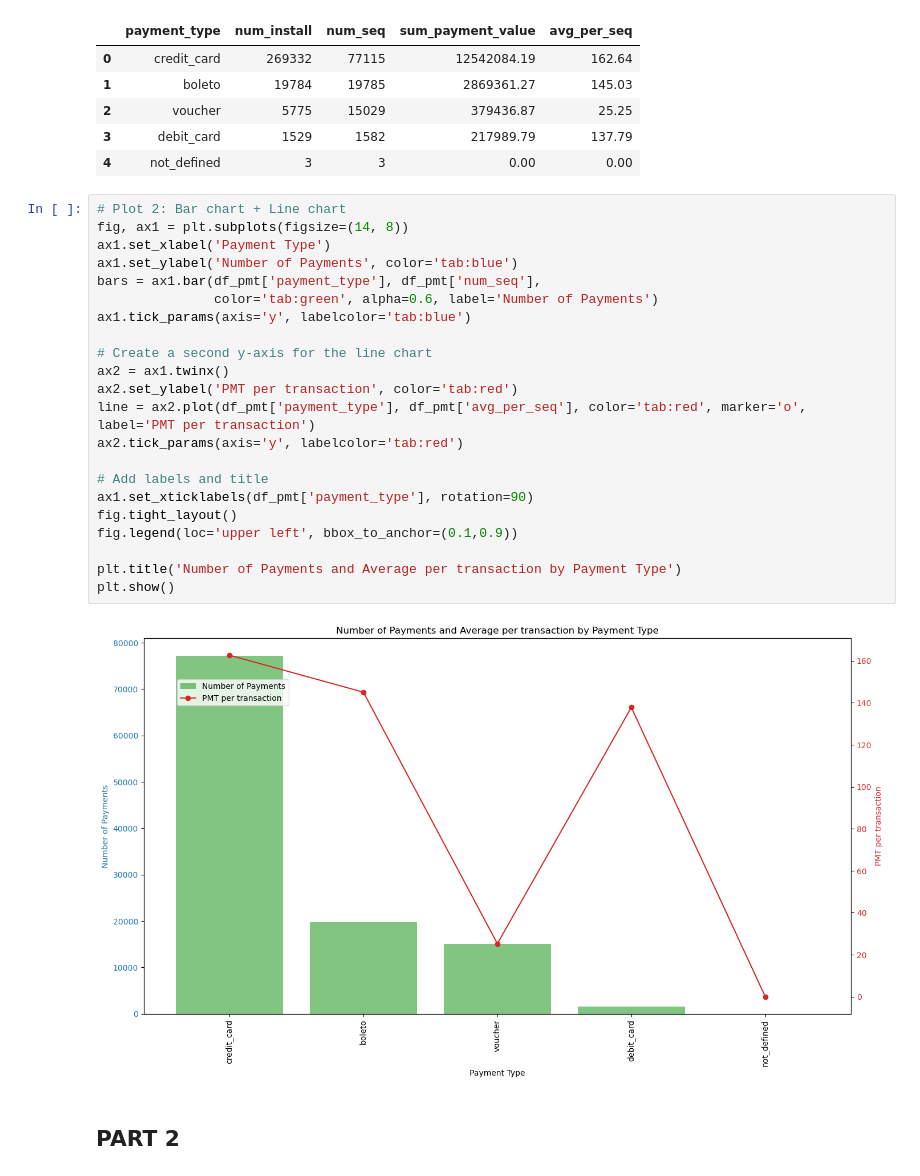
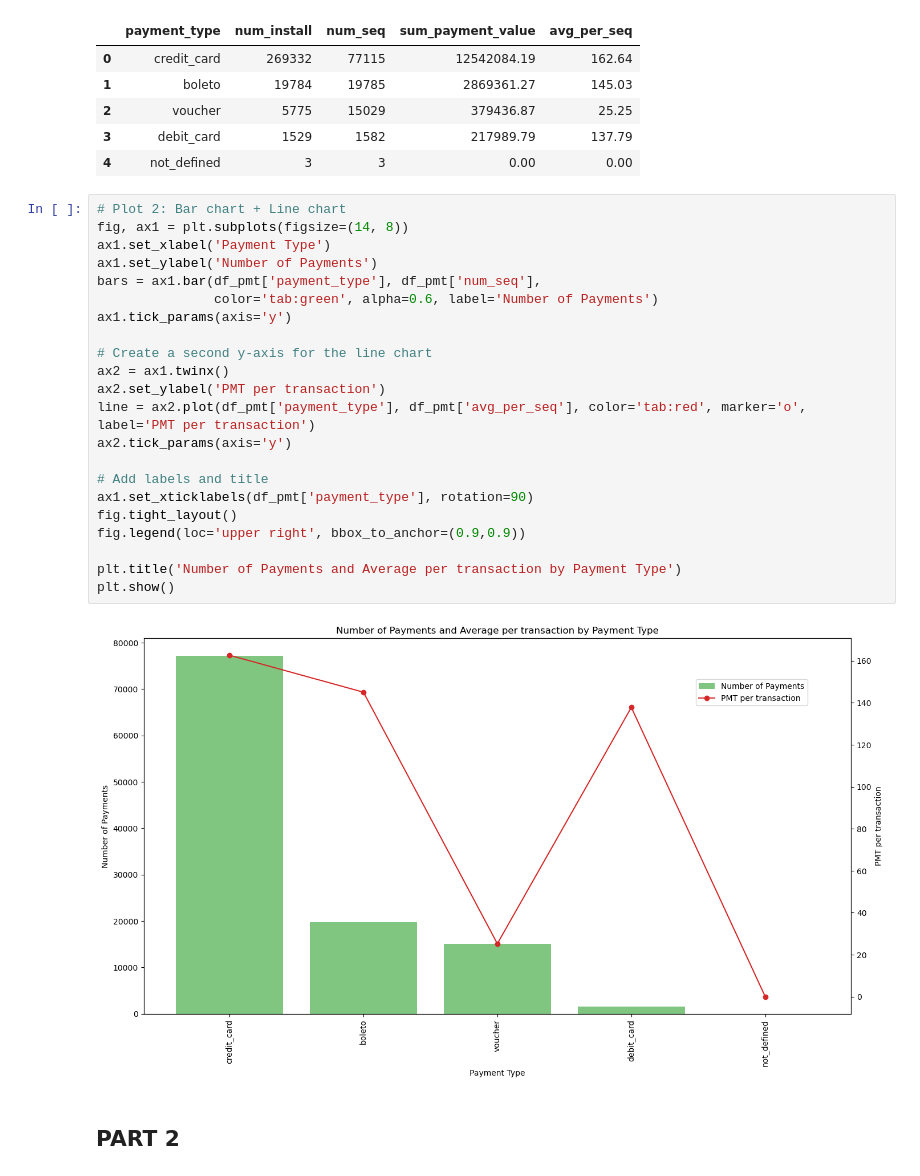
Before and after one commit to LongAiden/brazil_ecommerce_2020, a Jupyter notebook: brazil_ecommerce.ipynb, the cells around one changed output. Saved outputs shown, nothing was run; the diff lists cells and outputs as text.

```diff
--- a/brazil_ecommerce.ipynb
+++ b/brazil_ecommerce.ipynb
@@ -236,26 +278,26 @@ df_pmt.head()
 # %%
 # Plot 2: Bar chart + Line chart
 fig, ax1 = plt.subplots(figsize=(14, 8))
 ax1.set_xlabel('Payment Type')
-ax1.set_ylabel('Number of Payments', color='tab:blue')
+ax1.set_ylabel('Number of Payments')
 bars = ax1.bar(df_pmt['payment_type'], df_pmt['num_seq'],
                color='tab:green', alpha=0.6, label='Number of Payments')
-ax1.tick_params(axis='y', labelcolor='tab:blue')
+ax1.tick_params(axis='y')
 
 # Create a second y-axis for the line chart
 ax2 = ax1.twinx()
-ax2.set_ylabel('PMT per transaction', color='tab:red')
+ax2.set_ylabel('PMT per transaction')
 line = ax2.plot(df_pmt['payment_type'], df_pmt['avg_per_seq'], color='tab:red', marker='o', label='PMT per transaction')
-ax2.tick_params(axis='y', labelcolor='tab:red')
+ax2.tick_params(axis='y')
 
 # Add labels and title
 ax1.set_xticklabels(df_pmt['payment_type'], rotation=90)
 fig.tight_layout()
-fig.legend(loc='upper left', bbox_to_anchor=(0.1,0.9))
+fig.legend(loc='upper right', bbox_to_anchor=(0.9,0.9))
 
 plt.title('Number of Payments and Average per transaction by Payment Type')
 plt.show()
 # %% [output]
-[figure, old version]
+[figure, new version]
 # %% [markdown]
 ## PART 2
```
Also changed, not shown: parts of 13 cells of this notebook, 1 other file.
